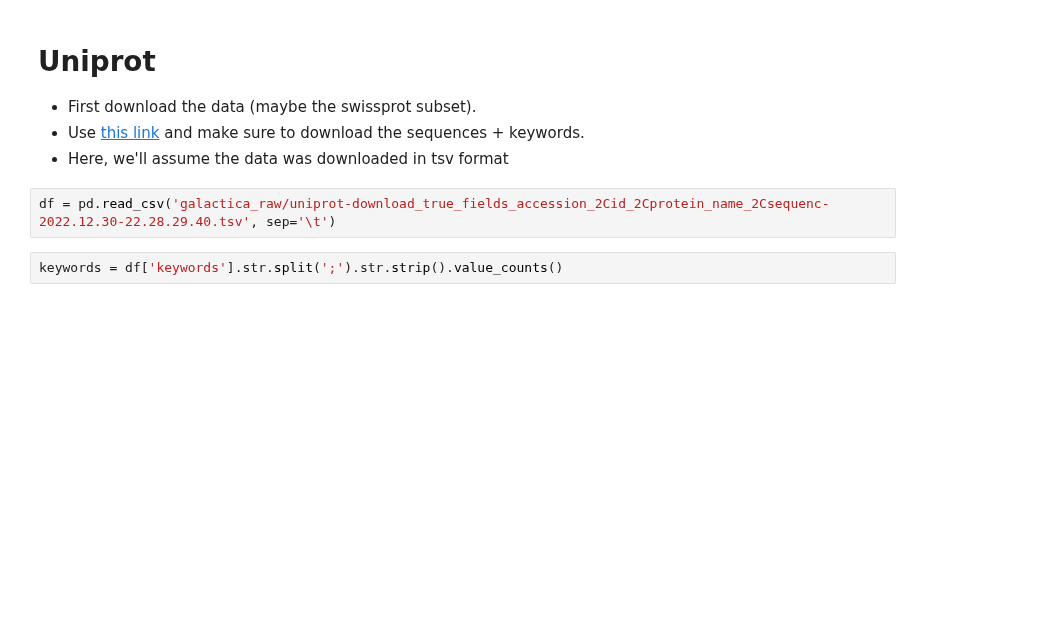
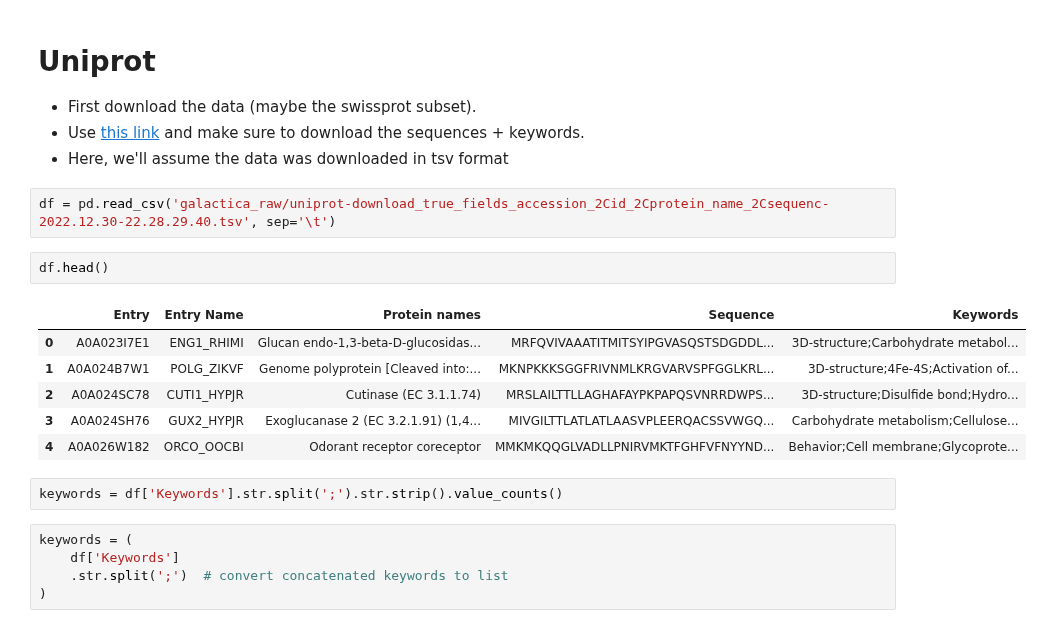
Before and after one commit to csinva/iprompt, a Jupyter notebook: iprompt/data_utils/galactica_preprocess.ipynb, the cells around one changed output. Drawn from its saved outputs; the diff is of its cells as text; blank space fills up the shorter version.

```diff
--- a/iprompt/data_utils/galactica_preprocess.ipynb
+++ b/iprompt/data_utils/galactica_preprocess.ipynb
@@ -84,5 +87,19 @@ dtype: int64
 - Here, we'll assume the data was downloaded in tsv format
 # %%
 df = pd.read_csv('galactica_raw/uniprot-download_true_fields_accession_2Cid_2Cprotein_name_2Csequenc-2022.12.30-22.28.29.40.tsv', sep='\t')
+# %%
+df.head()
+# %% [output]
+|  | Entry | Entry Name | Protein names | Sequence | Keywords |
+| 0 | A0A023I7E1 | ENG1_RHIMI | Glucan endo-1,3-beta-D-glucosidas... | MRFQVIVAAATITMITSYIPGVASQSTSDGDDL... | 3D-structure;Carbohydrate metabol... |
+| 1 | A0A024B7W1 | POLG_ZIKVF | Genome polyprotein [Cleaved into:... | MKNPKKKSGGFRIVNMLKRGVARVSPFGGLKRL... | 3D-structure;4Fe-4S;Activation of... |
+| 2 | A0A024SC78 | CUTI1_HYPJR | Cutinase (EC 3.1.1.74) | MRSLAILTTLLAGHAFAYPKPAPQSVNRRDWPS... | 3D-structure;Disulfide bond;Hydro... |
+| 3 | A0A024SH76 | GUX2_HYPJR | Exoglucanase 2 (EC 3.2.1.91) (1,4... | MIVGILTTLATLATLAASVPLEERQACSSVWGQ... | Carbohydrate metabolism;Cellulose... |
+| 4 | A0A026W182 | ORCO_OOCBI | Odorant receptor coreceptor | MMKMKQQGLVADLLPNIRVMKTFGHFVFNYYND... | Behavior;Cell membrane;Glycoprote... |
 # %%
-keywords = df['keywords'].str.split(';').str.strip().value_counts()
+keywords = df['Keywords'].str.split(';').str.strip().value_counts()
+# %%
+keywords = (
+    df['Keywords']
+    .str.split(';')  # convert concatenated keywords to list
+)
```
Also changed, not shown: parts of 9 cells of this notebook, 4 other files.
